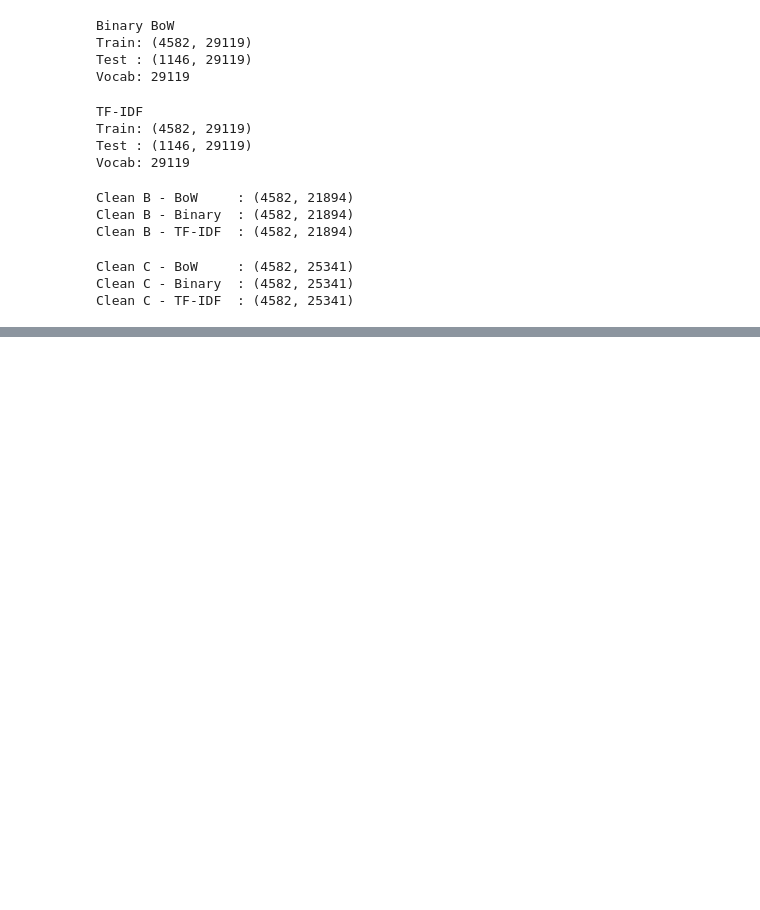
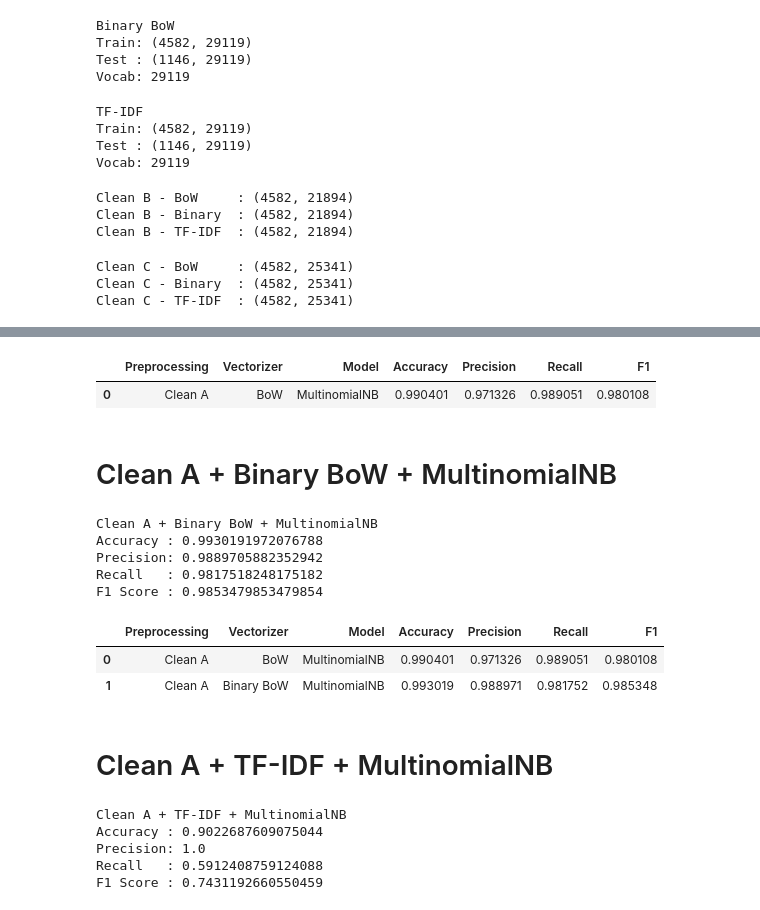
Before and after one commit to 1415-kunal/email_spam_classifier, a Jupyter notebook: Notebooks/05_cleaned_modeling.ipynb, the cells around one changed output, grey strips where cells are left out. Saved outputs shown, nothing was run; the diff lists cells and outputs as text; code cells hidden in the pictures; blank space fills up the shorter version.

```diff
--- a/Notebooks/05_cleaned_modeling.ipynb
+++ b/Notebooks/05_cleaned_modeling.ipynb
@@ -336,0 +381,8 @@ Clean C - TF-IDF  : (4582, 25341)
+# %%
+from sklearn.naive_bayes import MultinomialNB
+
+nb_model = MultinomialNB()
+
+nb_model.fit(X_train_a_bow, y_train)
+
+y_pred_a_bow_nb = nb_model.predict(X_test_a_bow)
@@ -336,0 +424,21 @@ Clean C - TF-IDF  : (4582, 25341)
+# %%
+results = []
+
+results.append({
+    "Preprocessing": "Clean A",
+    "Vectorizer": "BoW",
+    "Model": "MultinomialNB",
+    "Accuracy": accuracy,
+    "Precision": precision,
+    "Recall": recall,
+    "F1": f1
+})
+
+results_df = pd.DataFrame(results)
+
+results_df
+# %% [output]
+|  | Preprocessing | Vectorizer | Model | Accuracy | Precision | Recall | F1 |
+| 0 | Clean A | BoW | MultinomialNB | 0.990401 | 0.971326 | 0.989051 | 0.980108 |
+# %% [markdown]
+# Clean A + Binary BoW + MultinomialNB
@@ -336,0 +451,32 @@ Clean C - TF-IDF  : (4582, 25341)
+# %%
+print("Clean A + Binary BoW + MultinomialNB")
+
+print("Accuracy :", accuracy_score(y_test, y_pred_a_binary_nb))
+print("Precision:", precision_score(y_test, y_pred_a_binary_nb))
+print("Recall   :", recall_score(y_test, y_pred_a_binary_nb))
+print("F1 Score :", f1_score(y_test, y_pred_a_binary_nb))
+# %% [output]
+Clean A + Binary BoW + MultinomialNB
+Accuracy : 0.9930191972076788
+Precision: 0.9889705882352942
+Recall   : 0.9817518248175182
+F1 Score : 0.9853479853479854
+# %%
+results.append({
+    "Preprocessing": "Clean A",
+    "Vectorizer": "Binary BoW",
+    "Model": "MultinomialNB",
+    "Accuracy": accuracy_score(y_test, y_pred_a_binary_nb),
+    "Precision": precision_score(y_test, y_pred_a_binary_nb),
+    "Recall": recall_score(y_test, y_pred_a_binary_nb),
+    "F1": f1_score(y_test, y_pred_a_binary_nb)
+})
+
+results_df = pd.DataFrame(results)
+results_df
+# %% [output]
+|  | Preprocessing | Vectorizer | Model | Accuracy | Precision | Recall | F1 |
+| 0 | Clean A | BoW | MultinomialNB | 0.990401 | 0.971326 | 0.989051 | 0.980108 |
+| 1 | Clean A | Binary BoW | MultinomialNB | 0.993019 | 0.988971 | 0.981752 | 0.985348 |
+# %% [markdown]
+# Clean A + TF-IDF + MultinomialNB
@@ -336,0 +489,13 @@ Clean C - TF-IDF  : (4582, 25341)
+# %%
+print("Clean A + TF-IDF + MultinomialNB")
+
+print("Accuracy :", accuracy_score(y_test, y_pred_a_tfidf_nb))
+print("Precision:", precision_score(y_test, y_pred_a_tfidf_nb))
+print("Recall   :", recall_score(y_test, y_pred_a_tfidf_nb))
+print("F1 Score :", f1_score(y_test, y_pred_a_tfidf_nb))
+# %% [output]
+Clean A + TF-IDF + MultinomialNB
+Accuracy : 0.9022687609075044
+Precision: 1.0
+Recall   : 0.5912408759124088
+F1 Score : 0.7431192660550459
```
Also changed, not shown: parts of 23 cells of this notebook.
